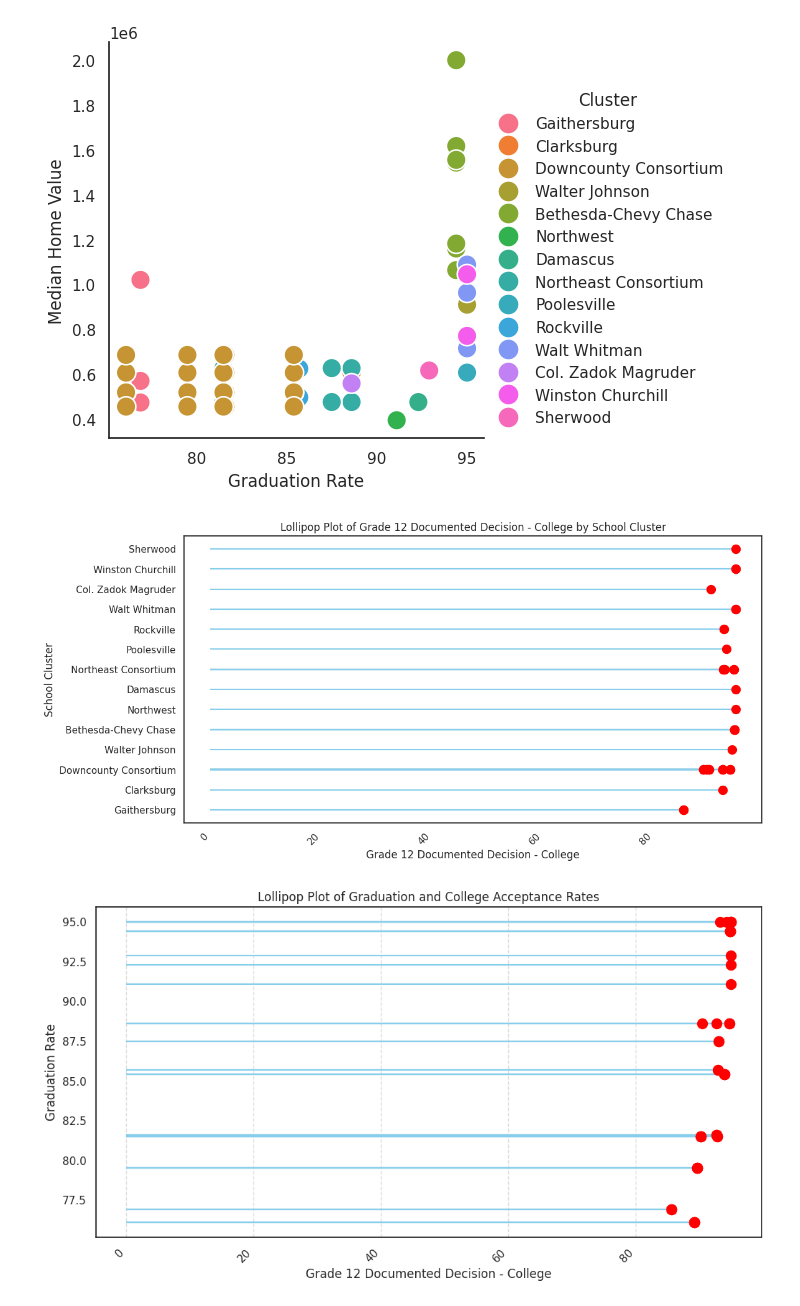
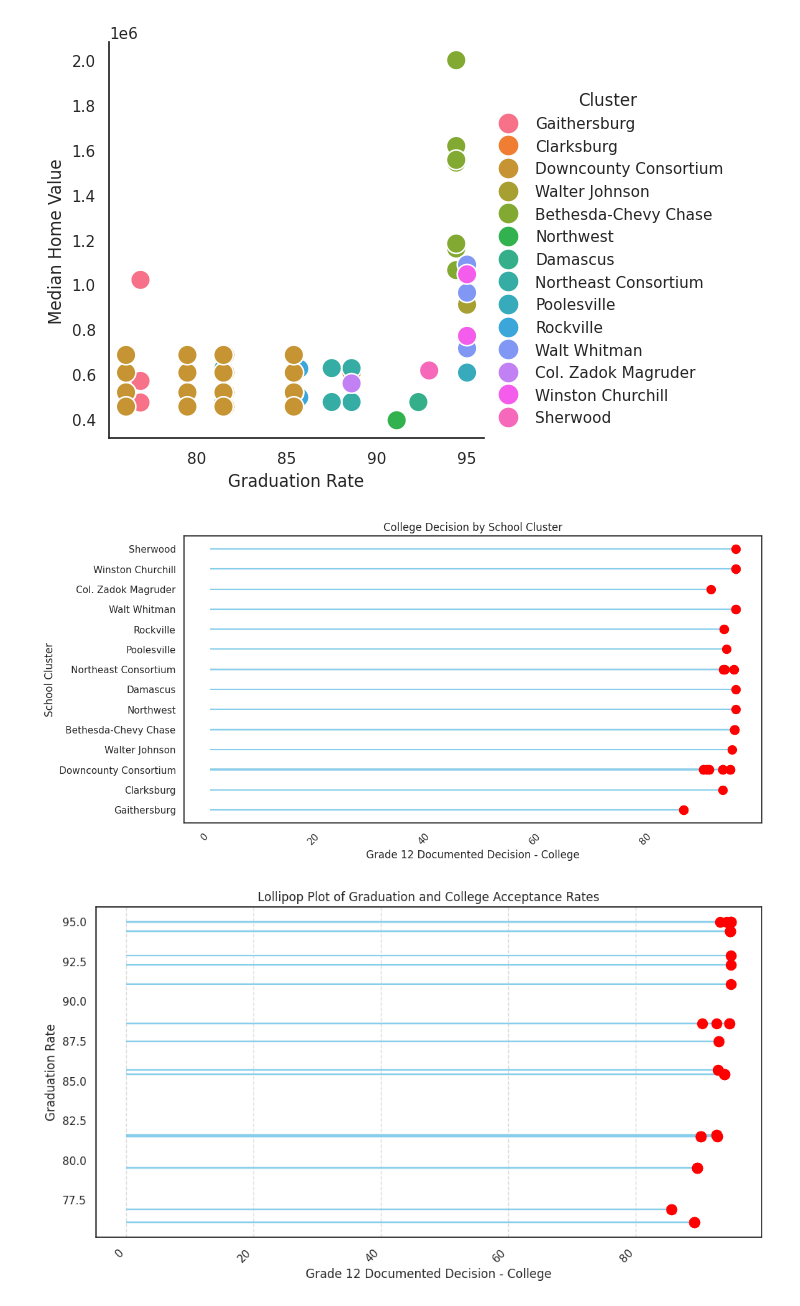
Before and after one commit to LilianeEff/Data205, a Jupyter notebook: CapstoneProject.ipynb, the cells around one changed output. Drawn from its saved outputs; the diff is of its cells as text; code cells hidden in the pictures.

```diff
--- a/CapstoneProject.ipynb
+++ b/CapstoneProject.ipynb
@@ -614,21 +588,21 @@ plt.show()
 # %%
 #lollipop plot showing the relationship between median home value and  grade 12 documented decision college
 
 
 plt.figure(figsize=(12, 6))
 plt.hlines(y=merged_df['Cluster'], xmin=0, xmax=merged_df['Grade 12 Documented Decision - College'], color='skyblue')
 plt.plot(merged_df['Grade 12 Documented Decision - College'], merged_df['Cluster'], "o", markersize=10, color='red')
 
 plt.xlabel('Grade 12 Documented Decision - College')
 plt.ylabel('School Cluster')
-plt.title('Lollipop Plot of Grade 12 Documented Decision - College by School Cluster')
+plt.title('College Decision by School Cluster')
 plt.grid(False)
 plt.xticks(rotation=45, ha='right')
 
 # Show the plot
 plt.show()
 # %% [output]
-[figure, old version]
+[figure, new version]
 # %%
 # prompt: lollipop showing the relationship between graduation rate and grade 12 documented decision college
 
```
Also changed, not shown: parts of 7 cells of this notebook.
